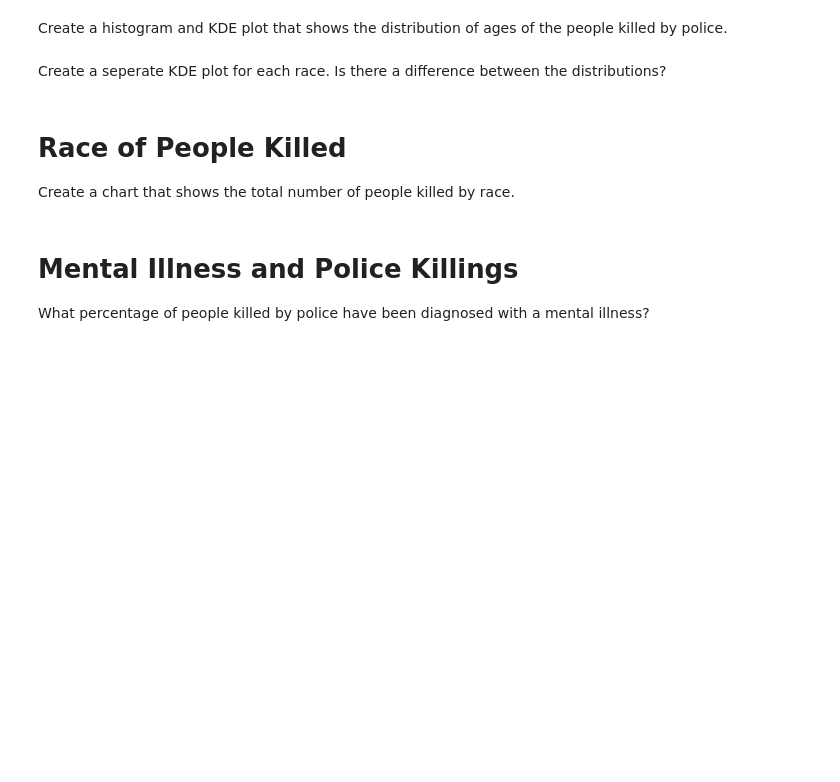
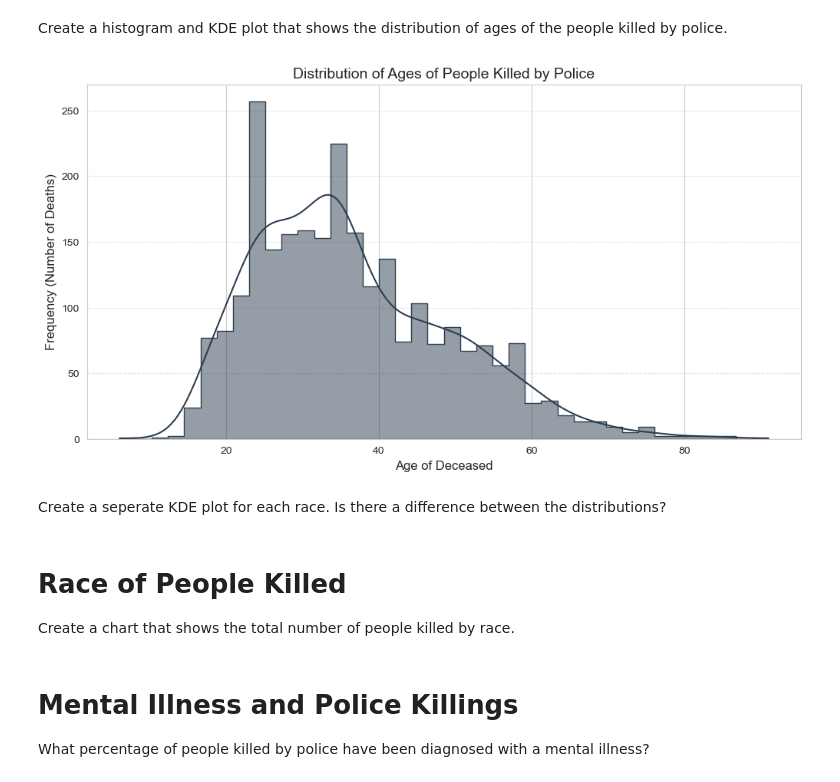
Before and after one commit to CyberWol-12/Fatal_Force, a Jupyter notebook: Fatal_Force_(start).ipynb, the cells around one changed output. Cells and saved outputs as stored; diff of their text form; code cells hidden in the pictures; blank space fills up the shorter version.

Commit message:
histplot

```diff
--- a/Fatal_Force_(start).ipynb
+++ b/Fatal_Force_(start).ipynb
@@ -503,5 +527,21 @@ num_under_25 = len(under_25yrs)
 # %% [markdown]
 Create a histogram and KDE plot that shows the distribution of ages of the people killed by police.
+# %%
+plt.figure(figsize =(12,6))
+sns.histplot(data = df_fatalities,
+             x ='age',
+             bins = 40,
+             kde = True,
+             color = '#2c3e50',
+             element = 'step')
+plt.title('Distribution of Ages of People Killed by Police',fontsize = 14)
+plt.xlabel('Age of Deceased',fontsize = 12)
+plt.ylabel('Frequency (Number of Deaths)',fontsize = 12)
+
+plt.grid(axis = 'y',linestyle = '--',alpha = 0.5)
+plt.show()
+# %% [output]
+[figure, added]
 # %% [markdown]
 Create a seperate KDE plot for each race. Is there a difference between the distributions?
 # %% [markdown]
```
Also changed, not shown: parts of 1 cell of this notebook.
